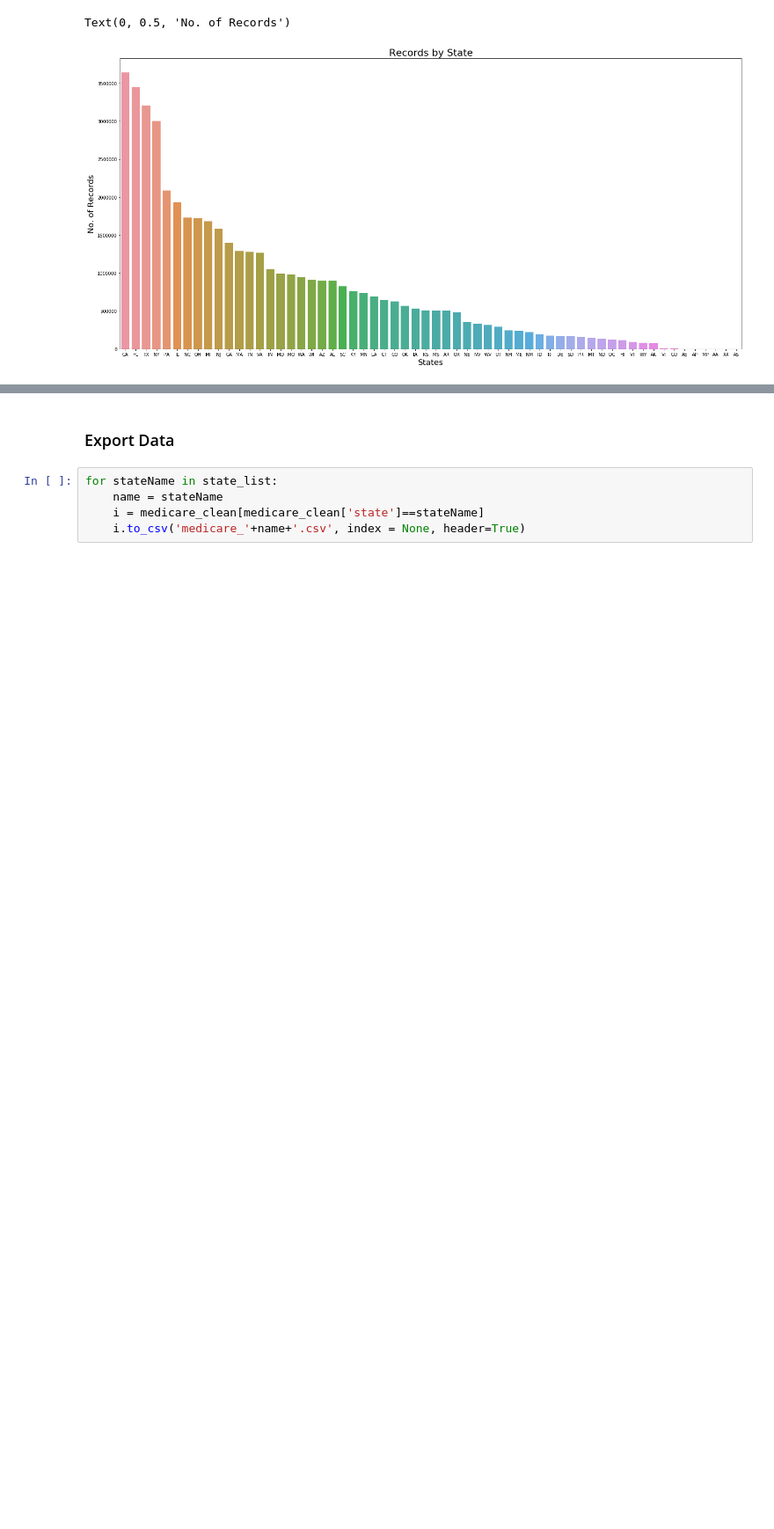
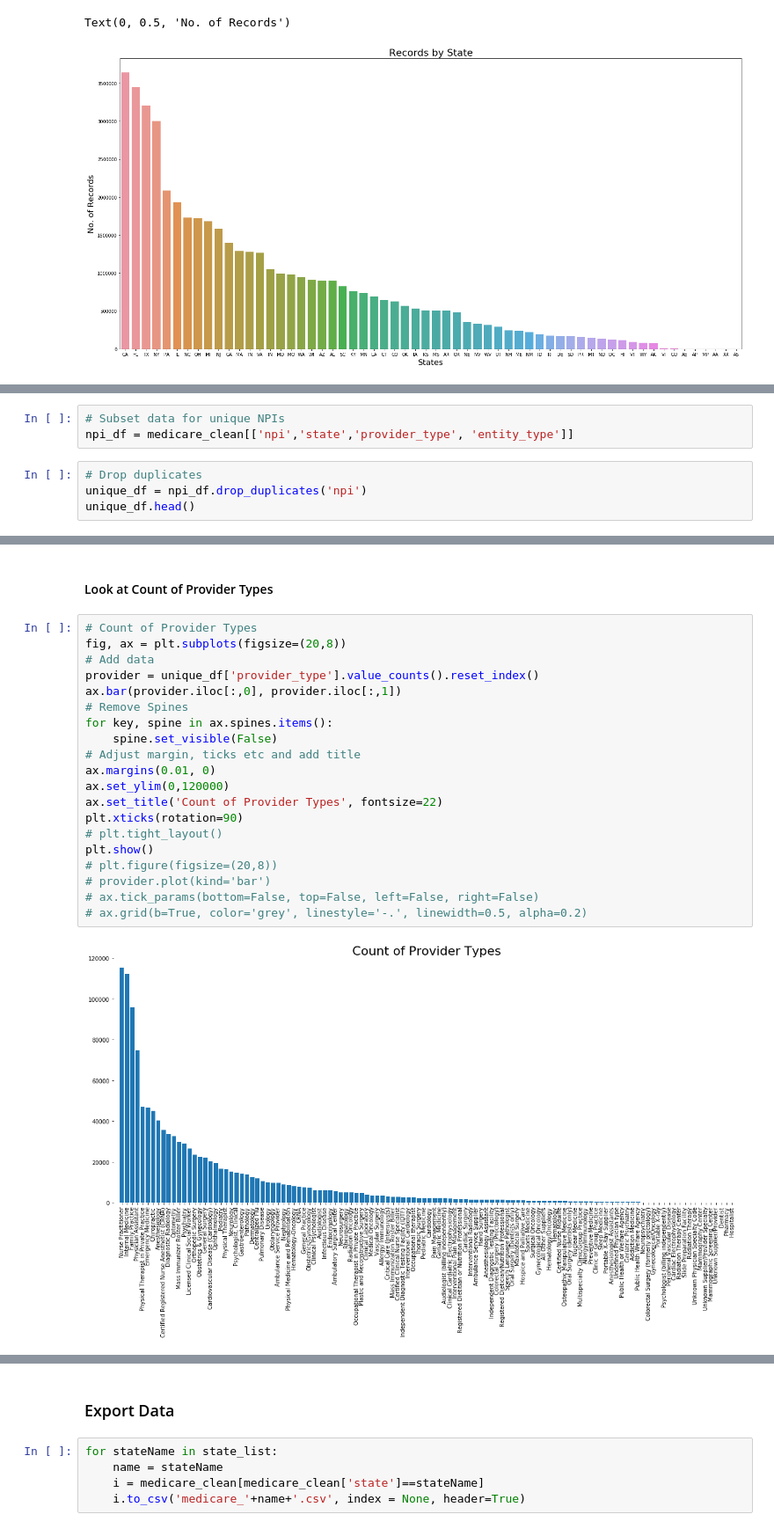
Before and after one commit to mohi9282/arcgis-python-api, a Jupyter notebook: samples/04_gis_analysts_data_scientists/medicare_payment_part1.ipynb, the cells around one changed output, grey strips where cells are left out. Shown: that part at 88% size. Drawn from its saved outputs; the diff is of its cells as text; blank space fills up the shorter version.

Commit message:
Updates to medicare and provider shortage notebooks

```diff
--- a/samples/04_gis_analysts_data_scientists/medicare_payment_part1.ipynb
+++ b/samples/04_gis_analysts_data_scientists/medicare_payment_part1.ipynb
@@ -532,0 +562,7 @@ Text(0, 0.5, 'No. of Records')
+# %%
+# Subset data for unique NPIs
+npi_df = medicare_clean[['npi','state','provider_type', 'entity_type']]
+# %%
+# Drop duplicates
+unique_df = npi_df.drop_duplicates('npi')
+unique_df.head()
@@ -532,0 +576,24 @@ Text(0, 0.5, 'No. of Records')
+# %% [markdown]
+#### Look at Count of Provider Types
+# %%
+# Count of Provider Types
+fig, ax = plt.subplots(figsize=(20,8))
+# Add data
+provider = unique_df['provider_type'].value_counts().reset_index()
+ax.bar(provider.iloc[:,0], provider.iloc[:,1])
+# Remove Spines
+for key, spine in ax.spines.items():
+    spine.set_visible(False)
+# Adjust margin, ticks etc and add title
+ax.margins(0.01, 0)
+ax.set_ylim(0,120000)
+ax.set_title('Count of Provider Types', fontsize=22)
+plt.xticks(rotation=90)
+# plt.tight_layout()
+plt.show()
+# plt.figure(figsize=(20,8))
+# provider.plot(kind='bar')
+# ax.tick_params(bottom=False, top=False, left=False, right=False)
+# ax.grid(b=True, color='grey', linestyle='-.', linewidth=0.5, alpha=0.2)
+# %% [output]
+[figure, added]
```
Also changed, not shown: parts of 26 cells of this notebook, 3 other files.
